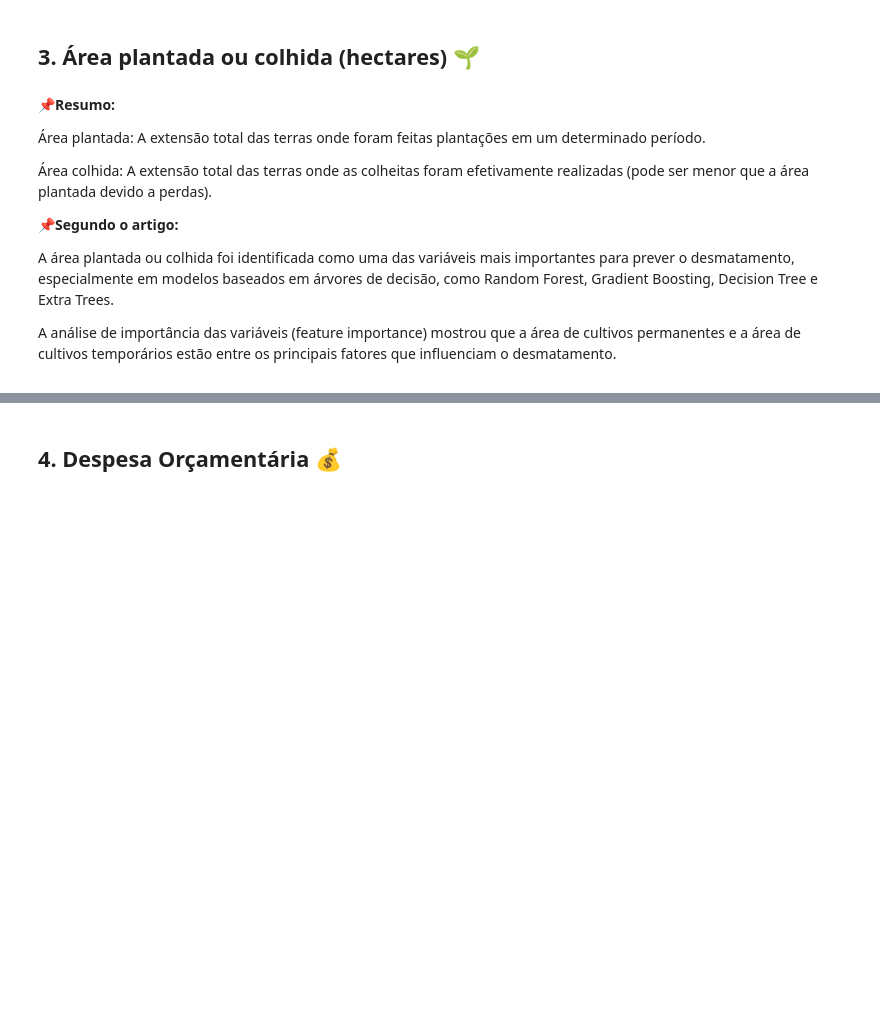
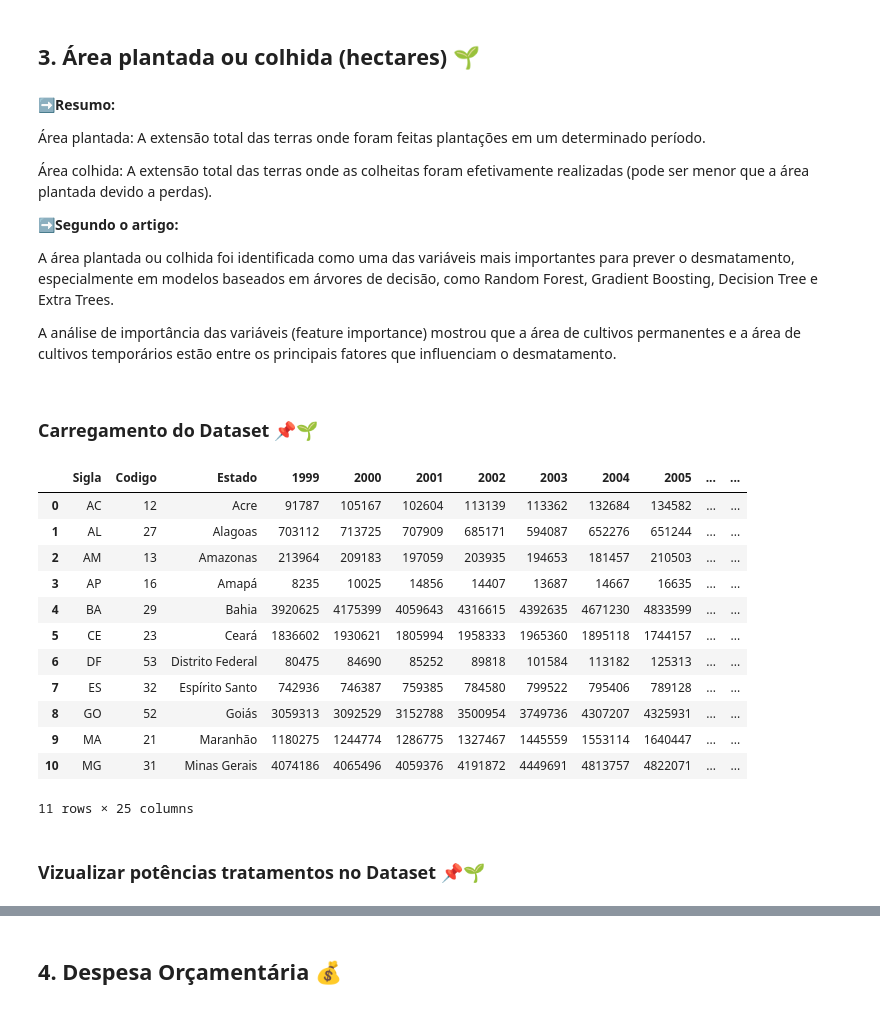
Before and after one commit to LABSensing/Levantamento-de-Dados-Agricolas-no-Brasil, a Jupyter notebook: index.ipynb, the cells around one changed output, grey strips where cells are left out. Drawn from its saved outputs; the diff is of its cells as text; code cells hidden in the pictures; blank space fills up the shorter version.

```diff
--- a/index.ipynb
+++ b/index.ipynb
@@ -169,16 +164,37 @@ plt.show()
 # %% [markdown]
 ## 3. Área plantada ou colhida (hectares) 🌱
 # %% [markdown]
-📌**Resumo:**
+➡️**Resumo:**
 
 <p>Área plantada: A extensão total das terras onde foram feitas plantações em um determinado período.</p>
 <p>Área colhida: A extensão total das terras onde as colheitas foram efetivamente realizadas (pode ser menor que a área plantada devido a perdas).</p>
 
 
-📌**Segundo o artigo:**
+➡️**Segundo o artigo:**
 
 <p> A área plantada ou colhida foi identificada como uma das variáveis mais importantes para prever o desmatamento, especialmente em modelos baseados em árvores de decisão, como Random Forest, Gradient Boosting, Decision Tree e Extra Trees.</p>
 
 <p>A análise de importância das variáveis (feature importance) mostrou que a área de cultivos permanentes e a área de cultivos temporários estão entre os principais fatores que influenciam o desmatamento.</p>
 
 <p></p>
+# %% [markdown]
+### Carregamento do Dataset 📌🌱
+# %%
+df_area_plantada_colhida = pd.read_excel("Área Plantada ou Colhida (hectares)/Área plantada ou destinada à colheita - total.xls")
+df_milho.head(11)
+# %% [output]
+|  | Sigla | Codigo | Estado | 1999 | 2000 | 2001 | 2002 | 2003 | 2004 | 2005 | ... | ... |
+| 0 | AC | 12 | Acre | 91787 | 105167 | 102604 | 113139 | 113362 | 132684 | 134582 | ... | ... |
+| 1 | AL | 27 | Alagoas | 703112 | 713725 | 707909 | 685171 | 594087 | 652276 | 651244 | ... | ... |
+| 2 | AM | 13 | Amazonas | 213964 | 209183 | 197059 | 203935 | 194653 | 181457 | 210503 | ... | ... |
+| 3 | AP | 16 | Amapá | 8235 | 10025 | 14856 | 14407 | 13687 | 14667 | 16635 | ... | ... |
+| 4 | BA | 29 | Bahia | 3920625 | 4175399 | 4059643 | 4316615 | 4392635 | 4671230 | 4833599 | ... | ... |
+| 5 | CE | 23 | Ceará | 1836602 | 1930621 | 1805994 | 1958333 | 1965360 | 1895118 | 1744157 | ... | ... |
+| 6 | DF | 53 | Distrito Federal | 80475 | 84690 | 85252 | 89818 | 101584 | 113182 | 125313 | ... | ... |
+| 7 | ES | 32 | Espírito Santo | 742936 | 746387 | 759385 | 784580 | 799522 | 795406 | 789128 | ... | ... |
+| 8 | GO | 52 | Goiás | 3059313 | 3092529 | 3152788 | 3500954 | 3749736 | 4307207 | 4325931 | ... | ... |
+| 9 | MA | 21 | Maranhão | 1180275 | 1244774 | 1286775 | 1327467 | 1445559 | 1553114 | 1640447 | ... | ... |
+| 10 | MG | 31 | Minas Gerais | 4074186 | 4065496 | 4059376 | 4191872 | 4449691 | 4813757 | 4822071 | ... | ... |
+11 rows × 25 columns
+# %% [markdown]
+### Vizualizar potências tratamentos no Dataset 📌🌱
```
Also changed, not shown: parts of 20 cells of this notebook.
